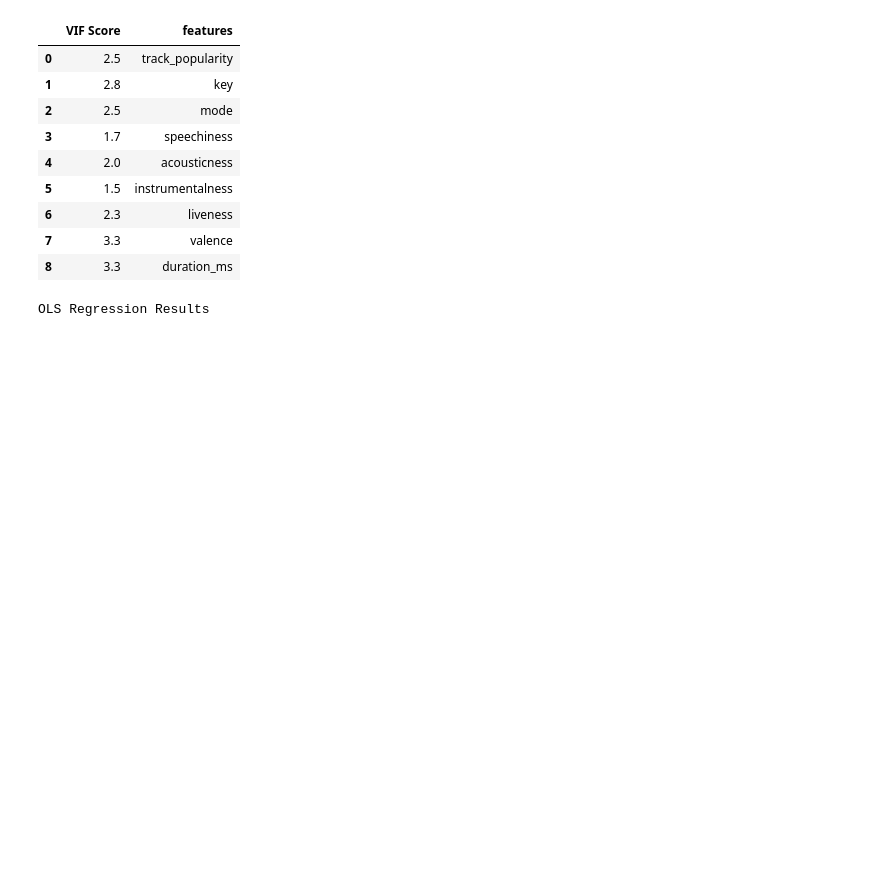
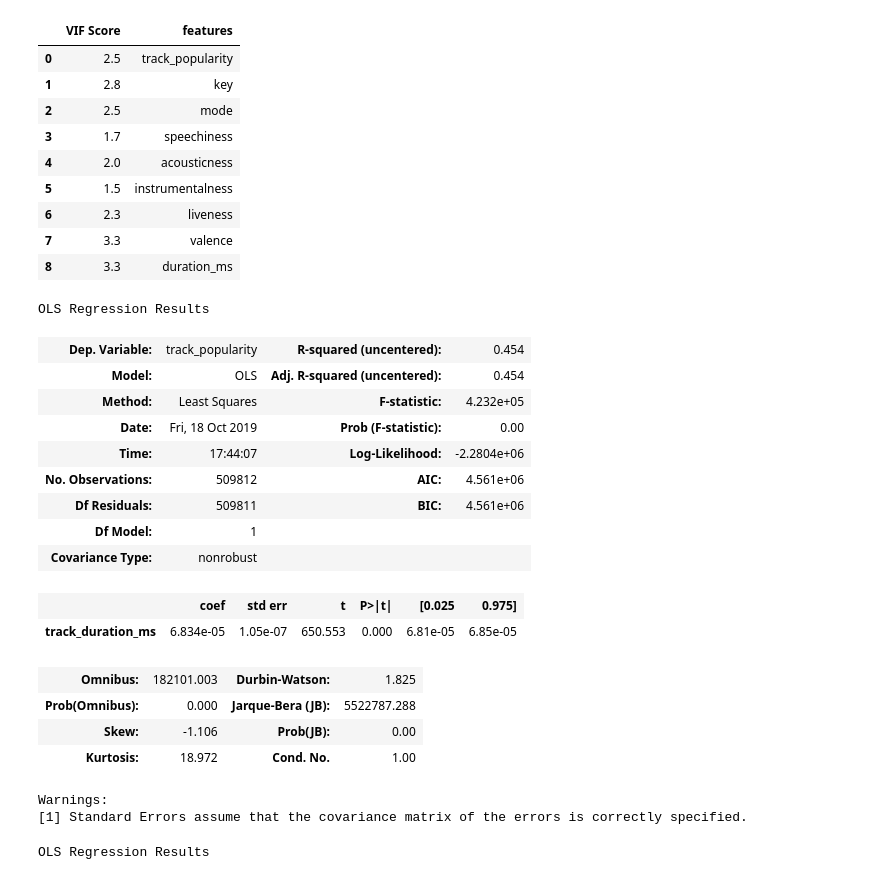
Before and after one commit to maxtingle11/Flatiron-Project-3-Spotify-Track-Popularity-Analysis-Using-Machine-Learning-and-Statistical-Modeling, a Jupyter notebook: linear_regression_max.ipynb, the cells around one changed output. Cells and saved outputs as stored; diff of their text form; code cells hidden in the pictures; blank space fills up the shorter version.

```diff
--- a/linear_regression_max.ipynb
+++ b/linear_regression_max.ipynb
@@ -171,13 +177,15 @@ songs2 = songs.drop(columns=['track_id',
 # %%
 # Added dummy columns for categeorical variables
 songs2 = pd.get_dummies(songs2, columns=['mode', 'key'], drop_first=True)
+# %%
+X2 = songs[['track_duration_ms']]
 # %%
 #Define appropriate X and y
-X = songs2[songs2.columns[1:-1]]
-y = songs2.track_popularity
+#X = songs2[songs2.columns[1:-1]]
+y = songs.track_popularity
 # %%
 # Train-Test Split
-X_train, X_test, y_train, y_test = train_test_split(X, y, test_size = .2)
+X_train, X_test, y_train, y_test = train_test_split(X2, y, test_size = .2)
 # %%
 # Normalize the continuous variable data
 X_train['speechiness'] = X_train.iloc[:, 0:1].apply(lambda x : (x - x.min()) /(x.max() - x.min()), axis=0)
@@ -186,6 +194,28 @@ X_train['instrumentalness'] = X_train.iloc[:, 2:3].apply(lambda x : (x - x.min()
 X_train['liveness'] = X_train.iloc[:, 3:4].apply(lambda x : (x - x.min()) /(x.max() - x.min()), axis=0)
 X_train['valence'] = X_train.iloc[:, 4:5].apply(lambda x : (x - x.min()) /(x.max() - x.min()), axis=0)
 X_train['duration_ms'] = X_train.iloc[:, 5:6].apply(lambda x : (x - x.min()) /(x.max() - x.min()), axis=0)
+# %%
+reg = sm.OLS(y_train, X_train).fit()
+reg.summary()
+# %% [output]
+OLS Regression Results
+| Dep. Variable: | track_popularity | R-squared (uncentered): | 0.454 |
+| Model: | OLS | Adj. R-squared (uncentered): | 0.454 |
+| Method: | Least Squares | F-statistic: | 4.232e+05 |
+| Date: | Fri, 18 Oct 2019 | Prob (F-statistic): | 0.00 |
+| Time: | 17:44:07 | Log-Likelihood: | -2.2804e+06 |
+| No. Observations: | 509812 | AIC: | 4.561e+06 |
+| Df Residuals: | 509811 | BIC: | 4.561e+06 |
+| Df Model: | 1 |  |  |
+| Covariance Type: | nonrobust |  |  |
+|  | coef | std err | t | P>|t| | [0.025 | 0.975] |
+| track_duration_ms | 6.834e-05 | 1.05e-07 | 650.553 | 0.000 | 6.81e-05 | 6.85e-05 |
+| Omnibus: | 182101.003 | Durbin-Watson: | 1.825 |
+| Prob(Omnibus): | 0.000 | Jarque-Bera (JB): | 5522787.288 |
+| Skew: | -1.106 | Prob(JB): | 0.00 |
+| Kurtosis: | 18.972 | Cond. No. | 1.00 |
+Warnings:
+[1] Standard Errors assume that the covariance matrix of the errors is correctly specified.
 # %%
 reg = sm.OLS(y_train, X_train).fit()
 reg.summary()
```
Also changed, not shown: parts of 6 cells of this notebook.
